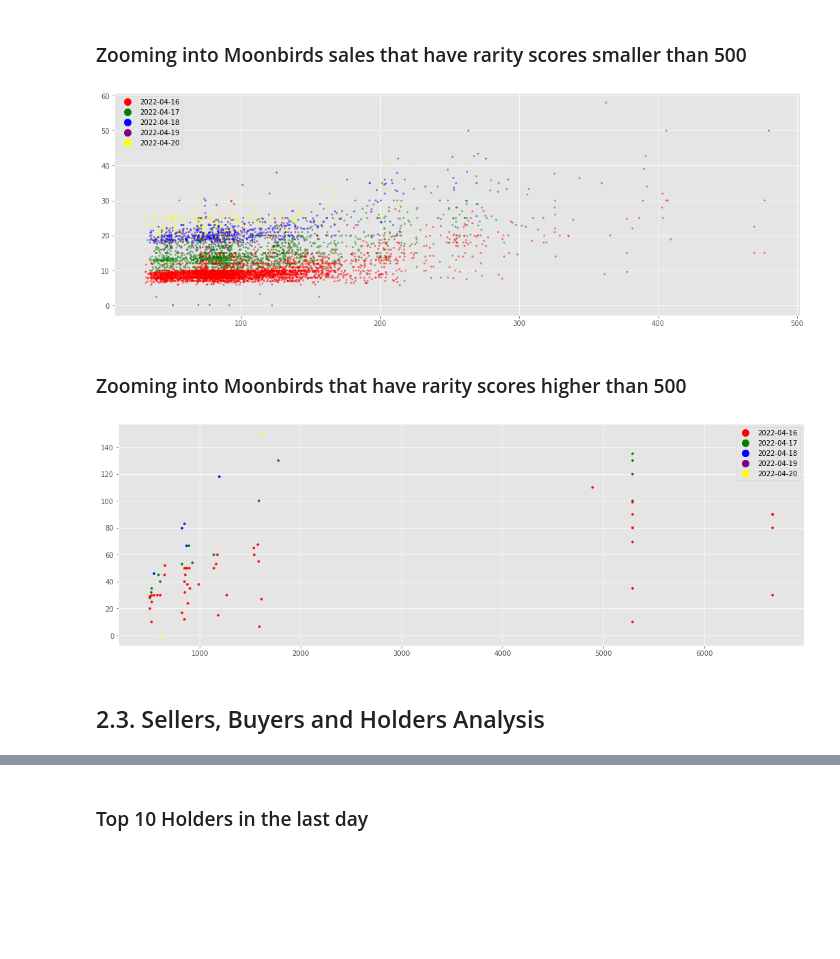
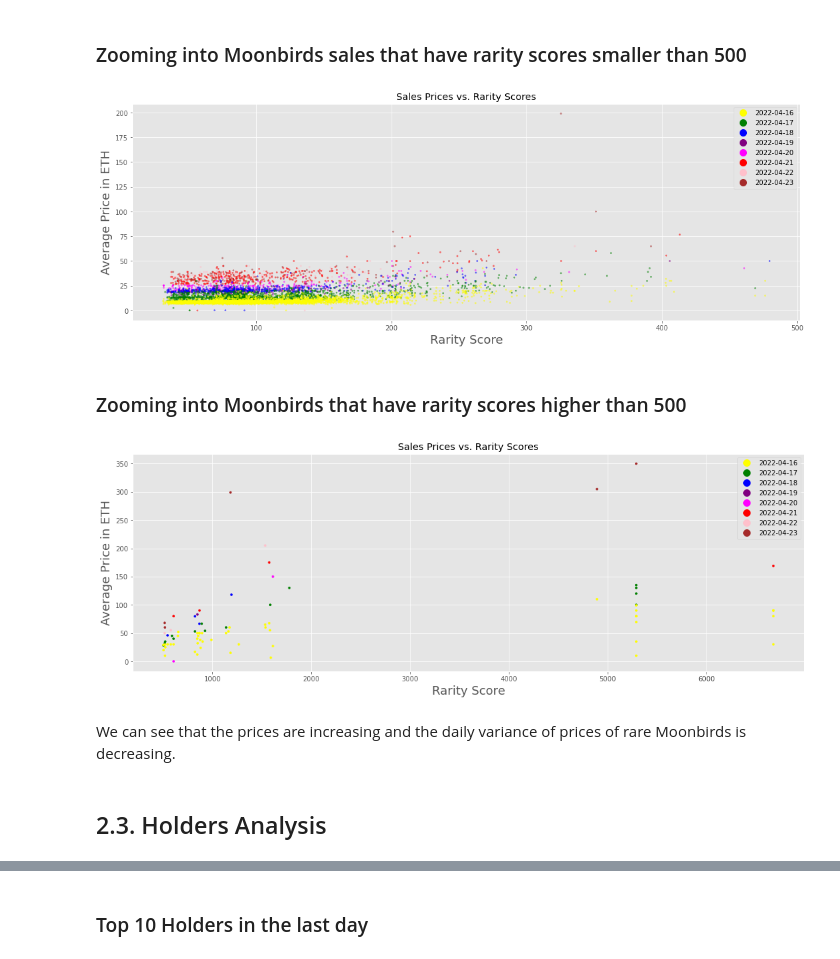
Before and after one commit to adilmoujahid/moonbirds-data-analysis, a Jupyter notebook: moonbirds-data-analysis.ipynb, the cells around one changed output, grey strips where cells are left out. Drawn from its saved outputs; the diff is of its cells as text; code cells hidden in the pictures; blank space fills up the shorter version.

Commit message:
Completed the analysis

```diff
--- a/moonbirds-data-analysis.ipynb
+++ b/moonbirds-data-analysis.ipynb
@@ -131,9 +148,9 @@ plt.style.use('ggplot')
 Next, we read the 3 data files that we need for the analysis.
 # %%
 ## Reading the data
-sales = pd.read_csv('../data/sales.csv')
-metadata = pd.read_csv('../data/metadata.csv')
-owners_daily = pd.read_csv('../data/owners_daily.csv')
+sales = pd.read_csv('./data/sales.csv')
+metadata = pd.read_csv('./data/metadata.csv')
+owners_daily = pd.read_csv('./data/owners_daily.csv')
 # %%
 #Parsing the dates
 sales['date'] = pd.to_datetime(sales['date'])
@@ -234,11 +259,10 @@ Text(0, 0.5, 'Number of Moobirds Sales')
 # %%
-data = sales.resample('H', on='datetime').mean()['sale_price_eth']
+data = sales.resample('D', on='datetime').mean()['sale_price_eth']
 ax = data.plot(figsize=(18,6), color="green", linewidth=1, marker='o', markerfacecolor='grey', markeredgewidth=0)
 
 ax.set_alpha(0.8)
-ax.set_title("Timeline of Average Moonbird Price in ETH", fontsize=18)
+ax.set_title("Average Moonbird Price in ETH per Day", fontsize=18)
 ax.set_ylabel("Average Price in ETH", fontsize=18);
-#ax.annotate(s='sdsdsds', xy=(1, 1))
 
 dates = list(data.index)
 values = list(data.values)
@@ -382,7 +414,7 @@ pd.DataFrame.from_dict(attribute_counts_sales, orient='index')
 dates = list(sales['date'].unique())
 labels = [str(date)[:10] for date in dates]
 labels.sort()
-colors = ['red','green','blue','purple', 'yellow']
+colors = ['yellow','green','blue','purple','magenta','red', 'pink','brown']
 
 plt.figure(figsize=(18,6))
 plt.scatter(sales['overall_rarity_score'], sales['sale_price_eth'],
@@ -394,5 +426,8 @@ for (i, label) in enumerate(labels):
                           markersize=10, label=label)
     handles.append(handle)
 plt.legend(handles=handles)
+plt.title('Sales Prices vs. Rarity Scores')
+plt.xlabel("Rarity Score", fontsize=18)
+plt.ylabel("Average Price in ETH", fontsize=18)
 plt.show()
 # %% [output]
@@ -403,7 +438,7 @@ plt.show()
 dates = list(sales['date'].unique())
 labels = [str(date)[:10] for date in dates]
 labels.sort()
-colors = ['red','green','blue','purple', 'yellow']
+colors = ['yellow','green','blue','purple','magenta','red', 'pink','brown']
 
 
 data = sales[sales['overall_rarity_score'] < 500]
@@ -417,31 +452,39 @@ for (i, label) in enumerate(labels):
                           markersize=10, label=label)
     handles.append(handle)
 plt.legend(handles=handles)
+plt.title('Sales Prices vs. Rarity Scores')
+plt.xlabel("Rarity Score", fontsize=18)
+plt.ylabel("Average Price in ETH", fontsize=18)
 plt.show()
 # %% [output]
-[figure, old version]
+[figure, new version]
 # %% [markdown]
 ### Zooming into Moonbirds that have rarity scores higher than 500
 # %%
 dates = list(sales['date'].unique())
 labels = [str(date)[:10] for date in dates]
 labels.sort()
-colors = ['red','green','blue','purple', 'yellow']
+colors = ['yellow','green','blue','purple','magenta','red', 'pink','brown']
 
 data = sales[sales['overall_rarity_score'] >= 500]
 plt.figure(figsize=(18,6))
 plt.scatter(data['overall_rarity_score'], data['sale_price_eth'],
             c=data['date'], cmap=matplotlib.colors.ListedColormap(colors), alpha=1, s=10)
 
 handles = []
 for (i, label) in enumerate(labels):
     handle = mlines.Line2D([], [], color=colors[i], marker='o', linestyle='None',
                           markersize=10, label=label)
     handles.append(handle)
 plt.legend(handles=handles)
+plt.title('Sales Prices vs. Rarity Scores')
+plt.xlabel("Rarity Score", fontsize=18)
+plt.ylabel("Average Price in ETH", fontsize=18)
 plt.show()
 # %% [output]
-[figure, old version]
+[figure, new version]
+# %% [markdown]
+We can see that the prices are increasing and the daily variance of prices of rare Moonbirds is decreasing.
 # %% [markdown]
-## 2.3. Sellers, Buyers and Holders Analysis
+## 2.3. Holders Analysis
 # %% [markdown]
```
Also changed, not shown: parts of 43 cells of this notebook, 9 other files.
